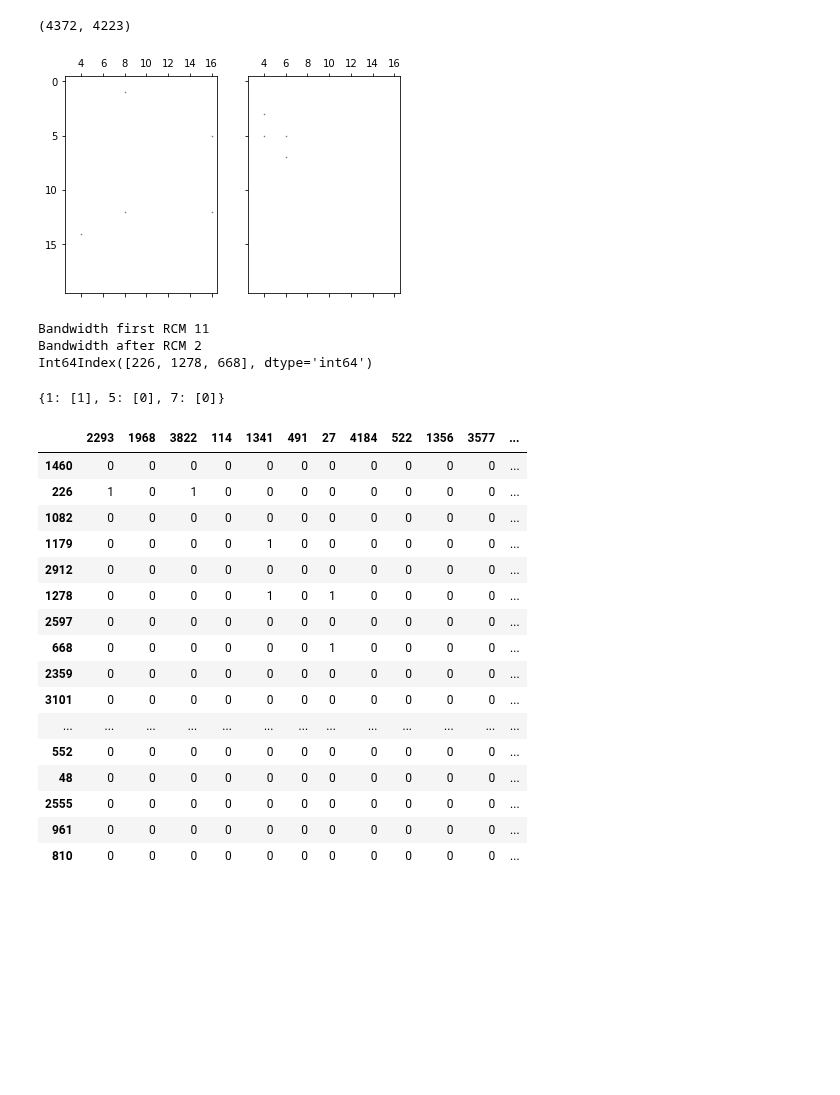
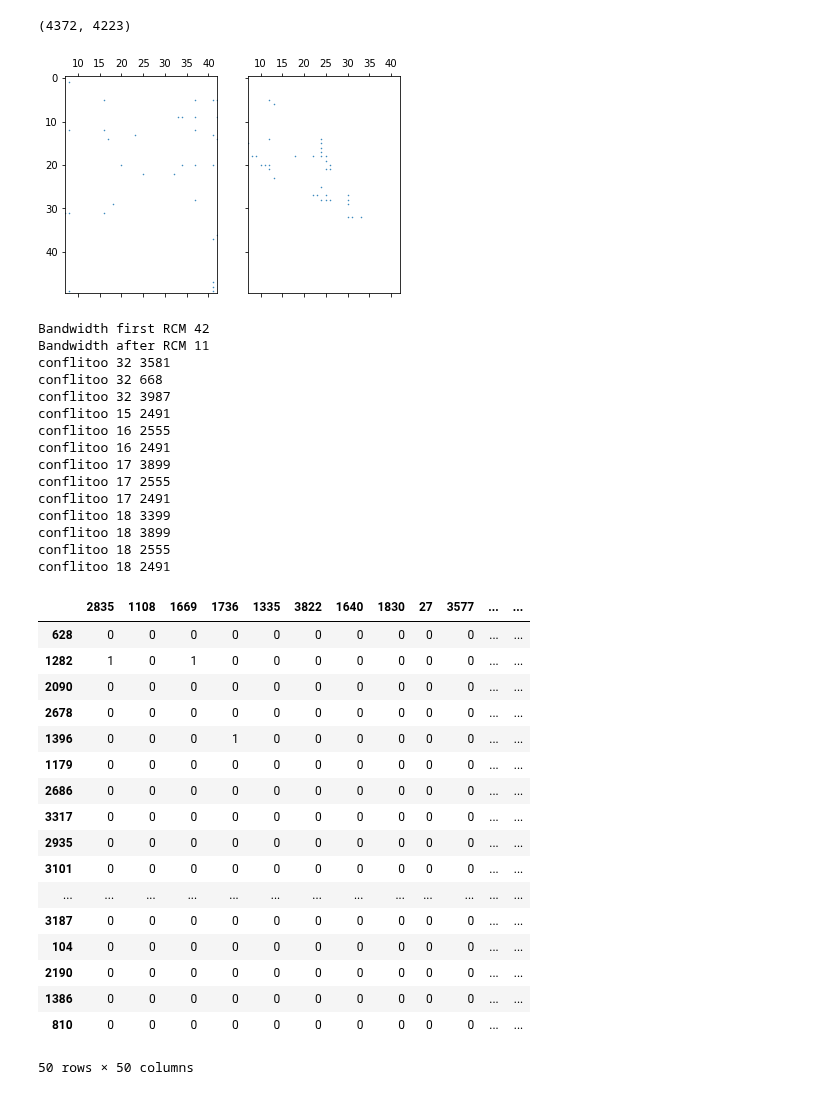
Before and after one commit to Dado1513/transactionalDataCAHD, a Jupyter notebook: rcm_with_function.ipynb, the cells around one changed output. Drawn from its saved outputs; the diff is of its cells as text; code cells hidden in the pictures; blank space fills up the shorter version.

```diff
--- a/rcm_with_function.ipynb
+++ b/rcm_with_function.ipynb
@@ -325,30 +322,39 @@ def CAHD(dataframe_bandizzato_temp, items_sensibili, nome_item, grado_privacy, a
 # %%
-df_square,items,items_sensibili = compute_band_matrix(original_dataset = df, dim_finale = 20, nome__file_item="lista_items.txt",num_sensibile=4)
-lista = CAHD(df_square,items_sensibili,[],4)
-lista
+df_square,items,items_sensibili = compute_band_matrix(original_dataset = df, dim_finale = 50, nome__file_item="lista_items.txt",num_sensibile=10)
+dataframe_anonimizzato,lista_gruppi,sd_gruppi = CAHD(df_square,items_sensibili,[],10)
+dataframe_anonimizzato
 # %% [output]
-[figure, old version]
+[figure, new version]
-Bandwidth first RCM 11
-Bandwidth after RCM 2
-Int64Index([226, 1278, 668], dtype='int64')
+Bandwidth first RCM 42
+Bandwidth after RCM 11
+conflitoo 32 3581
+conflitoo 32 668
+conflitoo 32 3987
+conflitoo 15 2491
+conflitoo 16 2555
+conflitoo 16 2491
+conflitoo 17 3899
+conflitoo 17 2555
+conflitoo 17 2491
+conflitoo 18 3399
+conflitoo 18 3899
+conflitoo 18 2555
+conflitoo 18 2491
+|  | 2835 | 1108 | 1669 | 1736 | 1335 | 3822 | 1640 | 1830 | 27 | 3577 | ... | ... |
+| 628 | 0 | 0 | 0 | 0 | 0 | 0 | 0 | 0 | 0 | 0 | ... | ... |
+| 1282 | 1 | 0 | 1 | 0 | 0 | 0 | 0 | 0 | 0 | 0 | ... | ... |
+| 2090 | 0 | 0 | 0 | 0 | 0 | 0 | 0 | 0 | 0 | 0 | ... | ... |
+| 2678 | 0 | 0 | 0 | 0 | 0 | 0 | 0 | 0 | 0 | 0 | ... | ... |
+| 1396 | 0 | 0 | 0 | 1 | 0 | 0 | 0 | 0 | 0 | 0 | ... | ... |
+| 1179 | 0 | 0 | 0 | 0 | 0 | 0 | 0 | 0 | 0 | 0 | ... | ... |
+| 2686 | 0 | 0 | 0 | 0 | 0 | 0 | 0 | 0 | 0 | 0 | ... | ... |
+| 3317 | 0 | 0 | 0 | 0 | 0 | 0 | 0 | 0 | 0 | 0 | ... | ... |
+| 2935 | 0 | 0 | 0 | 0 | 0 | 0 | 0 | 0 | 0 | 0 | ... | ... |
+| 3101 | 0 | 0 | 0 | 0 | 0 | 0 | 0 | 0 | 0 | 0 | ... | ... |
+| ... | ... | ... | ... | ... | ... | ... | ... | ... | ... | ... | ... | ... |
+| 3187 | 0 | 0 | 0 | 0 | 0 | 0 | 0 | 0 | 0 | 0 | ... | ... |
+| 104 | 0 | 0 | 0 | 0 | 0 | 0 | 0 | 0 | 0 | 0 | ... | ... |
+| 2190 | 0 | 0 | 0 | 0 | 0 | 0 | 0 | 0 | 0 | 0 | ... | ... |
+| 1386 | 0 | 0 | 0 | 0 | 0 | 0 | 0 | 0 | 0 | 0 | ... | ... |
+| 810 | 0 | 0 | 0 | 0 | 0 | 0 | 0 | 0 | 0 | 0 | ... | ... |
-{1: [1], 5: [0], 7: [0]}
+50 rows × 50 columns
-# %%
-lista
-# %% [output]
-|  | 2293 | 1968 | 3822 | 114 | 1341 | 491 | 27 | 4184 | 522 | 1356 | 3577 | ... |
-| 1460 | 0 | 0 | 0 | 0 | 0 | 0 | 0 | 0 | 0 | 0 | 0 | ... |
-| 226 | 1 | 0 | 1 | 0 | 0 | 0 | 0 | 0 | 0 | 0 | 0 | ... |
-| 1082 | 0 | 0 | 0 | 0 | 0 | 0 | 0 | 0 | 0 | 0 | 0 | ... |
-| 1179 | 0 | 0 | 0 | 0 | 1 | 0 | 0 | 0 | 0 | 0 | 0 | ... |
-| 2912 | 0 | 0 | 0 | 0 | 0 | 0 | 0 | 0 | 0 | 0 | 0 | ... |
-| 1278 | 0 | 0 | 0 | 0 | 1 | 0 | 1 | 0 | 0 | 0 | 0 | ... |
-| 2597 | 0 | 0 | 0 | 0 | 0 | 0 | 0 | 0 | 0 | 0 | 0 | ... |
-| 668 | 0 | 0 | 0 | 0 | 0 | 0 | 1 | 0 | 0 | 0 | 0 | ... |
-| 2359 | 0 | 0 | 0 | 0 | 0 | 0 | 0 | 0 | 0 | 0 | 0 | ... |
-| 3101 | 0 | 0 | 0 | 0 | 0 | 0 | 0 | 0 | 0 | 0 | 0 | ... |
-| ... | ... | ... | ... | ... | ... | ... | ... | ... | ... | ... | ... | ... |
-| 552 | 0 | 0 | 0 | 0 | 0 | 0 | 0 | 0 | 0 | 0 | 0 | ... |
-| 48 | 0 | 0 | 0 | 0 | 0 | 0 | 0 | 0 | 0 | 0 | 0 | ... |
-| 2555 | 0 | 0 | 0 | 0 | 0 | 0 | 0 | 0 | 0 | 0 | 0 | ... |
-| 961 | 0 | 0 | 0 | 0 | 0 | 0 | 0 | 0 | 0 | 0 | 0 | ... |
-| 810 | 0 | 0 | 0 | 0 | 0 | 0 | 0 | 0 | 0 | 0 | 0 | ... |
```
Also changed, not shown: parts of 6 cells of this notebook.
